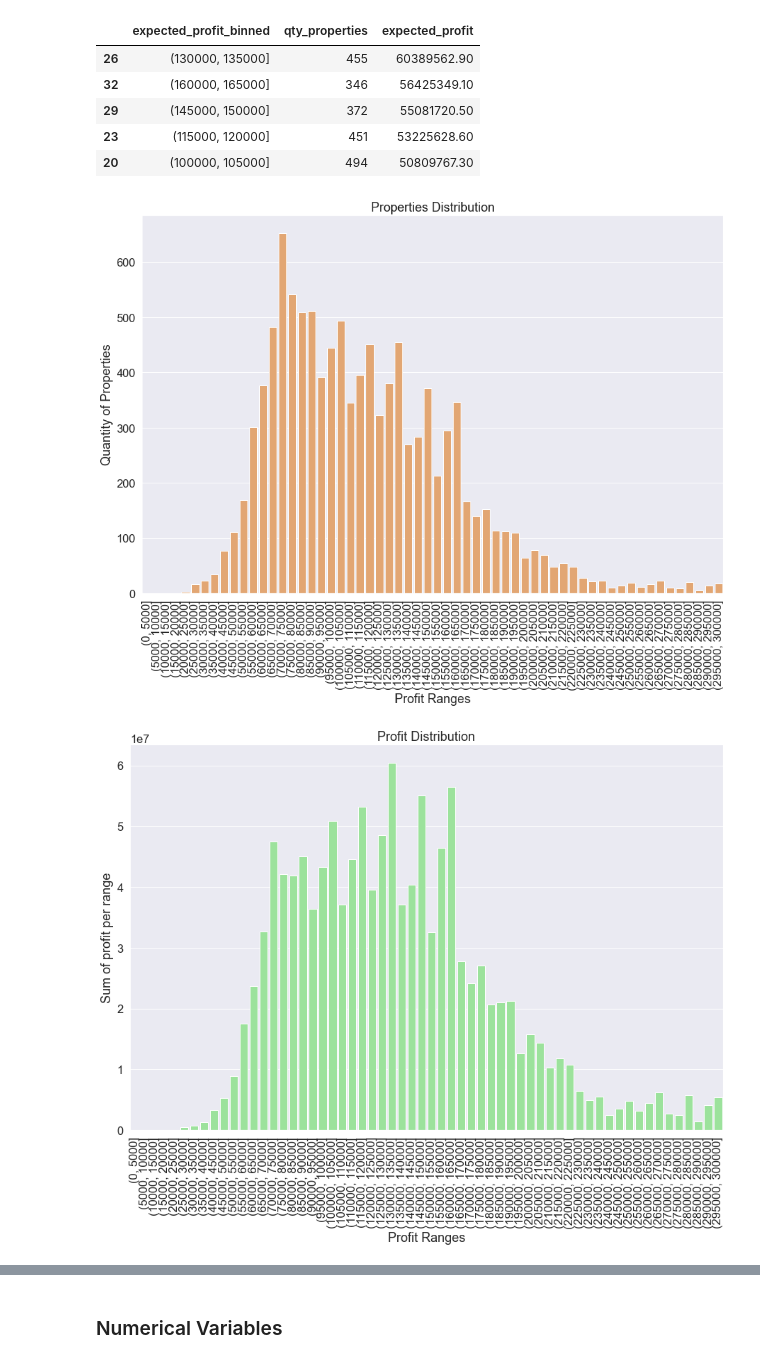
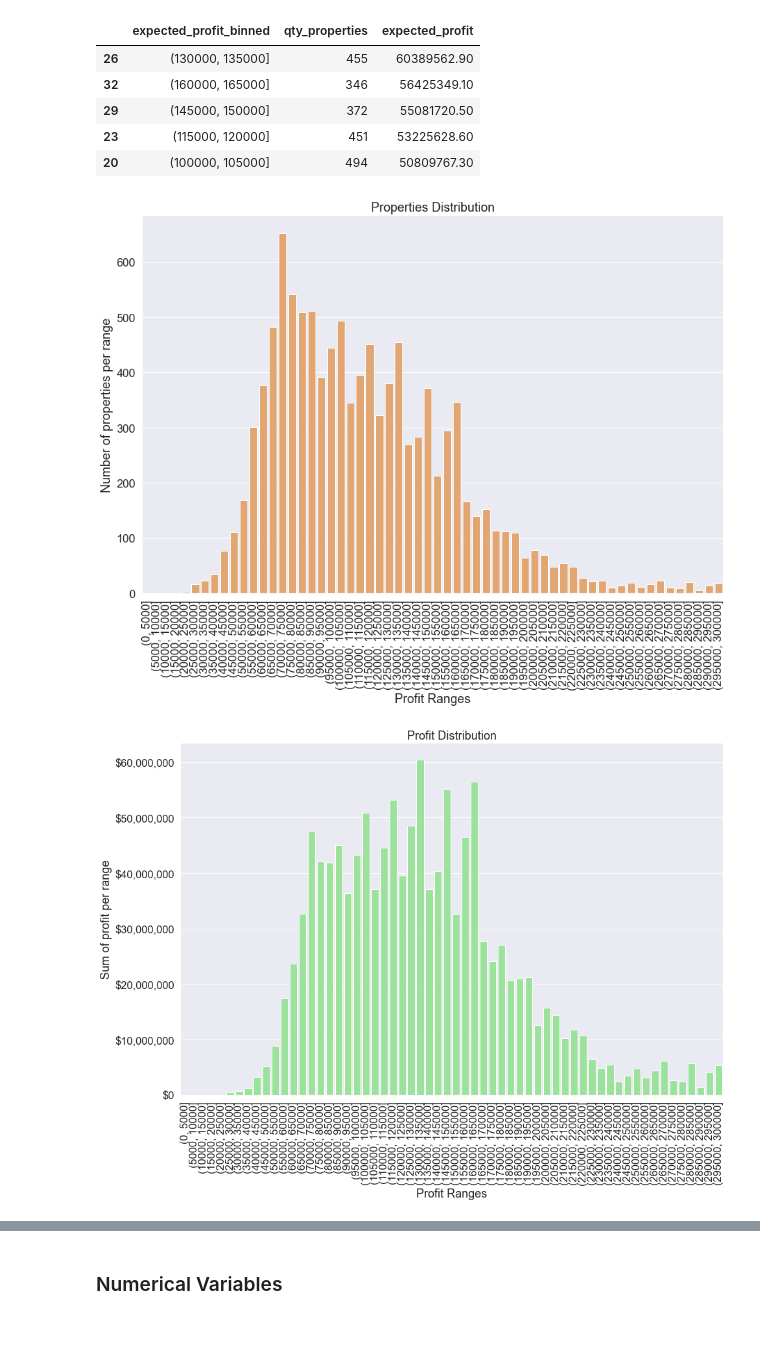
Before and after one commit to marianaborgal/P001_RealEstate_Insights, a Jupyter notebook: notebooks/P001_RealSate_Insights_v4_Conclusion.ipynb, the cells around one changed output, grey strips where cells are left out. Cells and saved outputs as stored; diff of their text form; code cells hidden in the pictures; blank space fills up the shorter version.

```diff
--- a/notebooks/P001_RealSate_Insights_v4_Conclusion.ipynb
+++ b/notebooks/P001_RealSate_Insights_v4_Conclusion.ipynb
@@ -731,19 +736,20 @@ a2.sort_values('expected_profit', ascending=False).head()
 p1 = sns.barplot(data=a2, x='expected_profit_binned', y='qty_properties', color='sandybrown')
 p1.set_title('Properties Distribution')
 p1.set_xlabel('Profit Ranges')
-p1.set_ylabel('Quantity of properties per range')
+p1.set_ylabel('Number of properties per range')
 plt.xticks(rotation=90);
 # %% [output]
-[figure, old version]
+[figure, new version]
 # %%
 # profit_distribution
 p2 = sns.barplot(data=a2, x='expected_profit_binned', y='expected_profit', color='lightgreen');
 p2.set_title('Profit Distribution')
 p2.set_xlabel('Profit Ranges')
 p2.set_ylabel('Sum of profit per range')
+p2.yaxis.set_major_formatter(mticker.StrMethodFormatter('${x:,.0f}'))
 plt.xticks(rotation=90);
 # %% [output]
-[figure, old version]
+[figure, new version]
 # %%
 # creating comparision plot area
 fig, ax1 = plt.subplots(figsize=(15,10))
```
Also changed, not shown: parts of 21 cells of this notebook, 4 other files.
